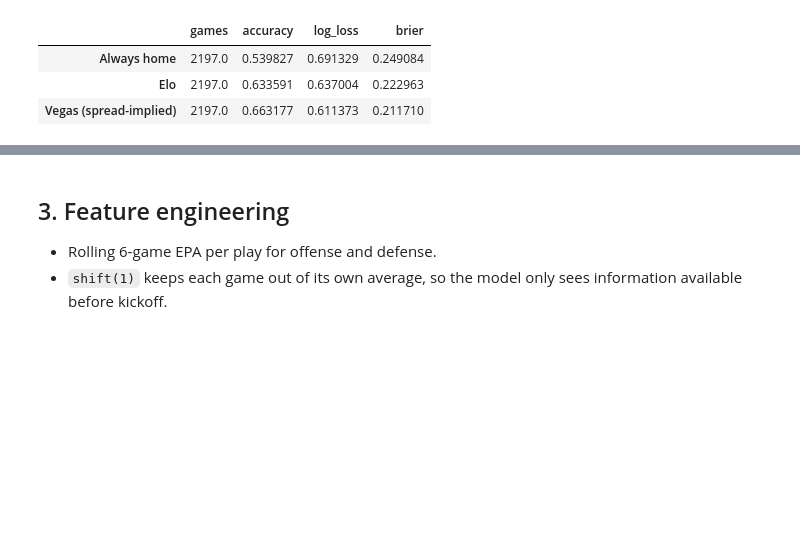
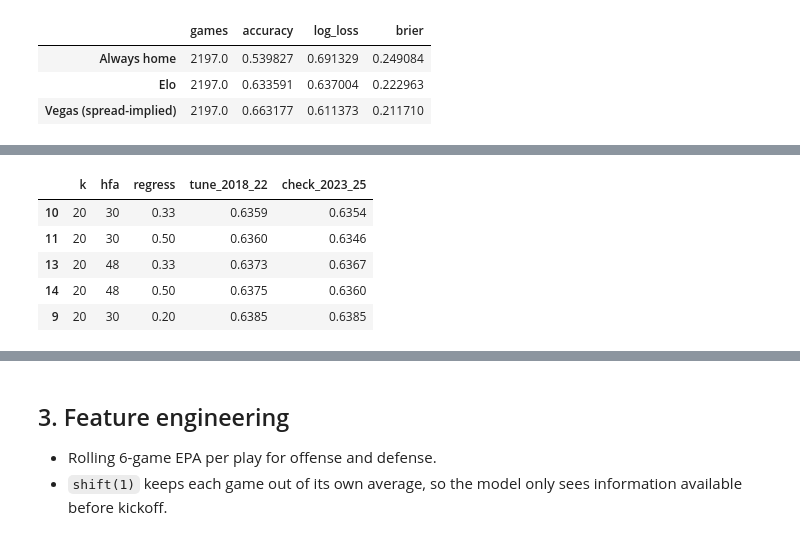
Before and after one commit to henry-tlai/nfl-predictor, a Jupyter notebook: explore.ipynb, the cells around one changed output, grey strips where cells are left out. Saved outputs shown, nothing was run; the diff lists cells and outputs as text; code cells hidden in the pictures; blank space fills up the shorter version.

Commit message:
Tune Elo home-field advantage to 30

```diff
--- a/explore.ipynb
+++ b/explore.ipynb
@@ -44,0 +62,27 @@ evaluate(df, start_season=2018)
+# %%
+import itertools
+
+def elo_log_loss(d, first, last):
+    """Log loss of the Elo win probabilities on regular-season games in a range of seasons."""
+    p = d.dropna(subset=["home_score", "away_score"])
+    p = p[(p["home_score"] != p["away_score"]) & (p["game_type"] == "REG")
+          & p["season"].between(first, last)]
+    y = (p["home_score"] > p["away_score"]).astype(int).to_numpy()
+    return _metrics(y, p["elo_prob"].to_numpy())["log_loss"]
+
+# Try every combination of K, home-field value, and season carryover (27 runs)
+rows = []
+for k, hfa, reg in itertools.product([10, 20, 30], [30, 48, 65], [0.2, 1/3, 0.5]):
+    d, _ = run_elo(games, k=k, hfa=hfa, regress=reg)
+    rows.append({"k": k, "hfa": hfa, "regress": round(reg, 2),
+                 "tune_2018_22": elo_log_loss(d, 2018, 2022),   # used to pick settings
+                 "check_2023_25": elo_log_loss(d, 2023, 2025)})  # never used to pick
+
+pd.DataFrame(rows).sort_values("tune_2018_22").head(5).round(4)
+# %% [output]
+|  | k | hfa | regress | tune_2018_22 | check_2023_25 |
+| 10 | 20 | 30 | 0.33 | 0.6359 | 0.6354 |
+| 11 | 20 | 30 | 0.50 | 0.6360 | 0.6346 |
+| 13 | 20 | 48 | 0.33 | 0.6373 | 0.6367 |
+| 14 | 20 | 48 | 0.50 | 0.6375 | 0.6360 |
+| 9 | 20 | 30 | 0.20 | 0.6385 | 0.6385 |
```
Also changed, not shown: parts of 8 cells of this notebook, 2 other files.
